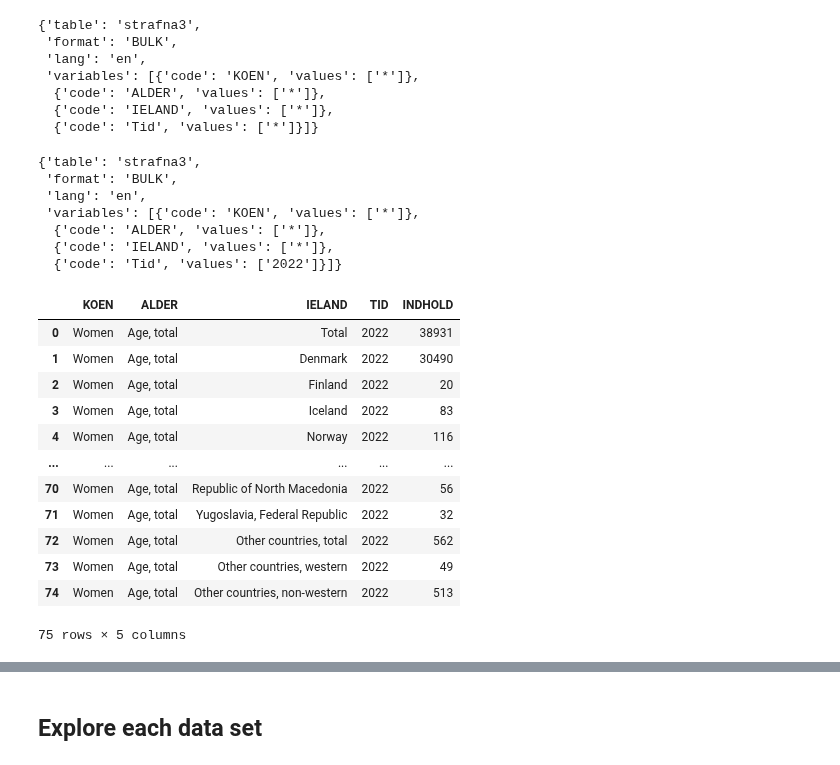
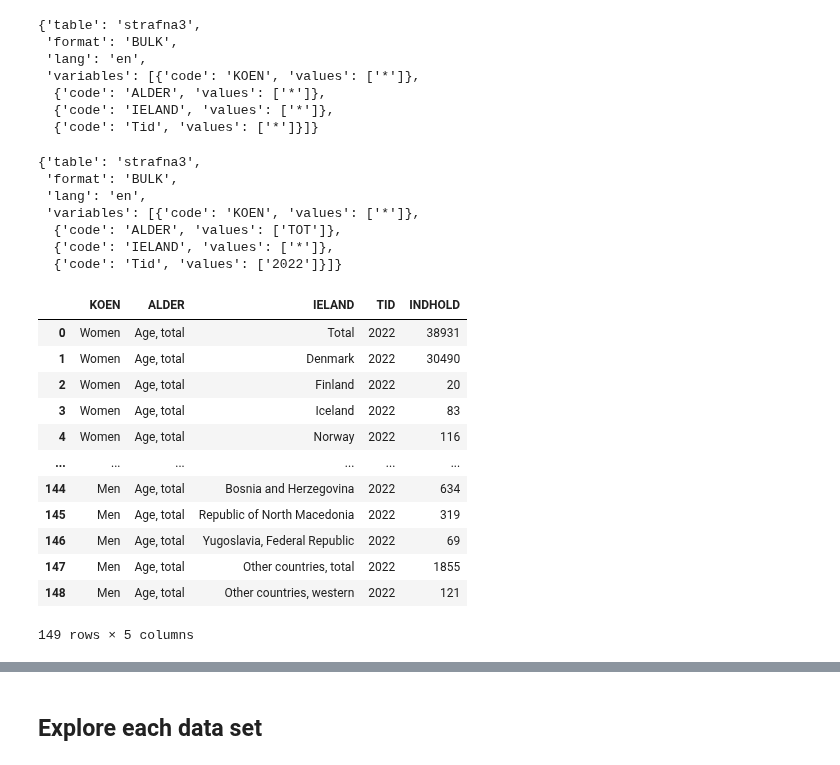
Before and after one commit to NumEconCopenhagen/projects-2024-malik-og-mads, a Jupyter notebook: dataproject/dataproject.ipynb, the cells around one changed output, grey strips where cells are left out. Saved outputs shown, nothing was run; the diff lists cells and outputs as text; code cells hidden in the pictures.

```diff
--- a/dataproject/dataproject.ipynb
+++ b/dataproject/dataproject.ipynb
@@ -59,6 +62,7 @@ params
   {'code': 'Tid', 'values': ['*']}]}
 # %%
 variables = params['variables'] # Returns a view, that we can edit
+variables[1]['values'] = ['TOT']
 variables[3]['values'] = ['2022']
 params
 # %% [output]
@@ -66,23 +70,23 @@ params
  'format': 'BULK',
  'lang': 'en',
  'variables': [{'code': 'KOEN', 'values': ['*']},
-  {'code': 'ALDER', 'values': ['*']},
+  {'code': 'ALDER', 'values': ['TOT']},
   {'code': 'IELAND', 'values': ['*']},
   {'code': 'Tid', 'values': ['2022']}]}
 # %%
 inc_api = ind.get_data(params=params)
-inc_api.head(75)
+inc_api.head(149)
 # %% [output]
 |  | KOEN | ALDER | IELAND | TID | INDHOLD |
 | 0 | Women | Age, total | Total | 2022 | 38931 |
 | 1 | Women | Age, total | Denmark | 2022 | 30490 |
 | 2 | Women | Age, total | Finland | 2022 | 20 |
 | 3 | Women | Age, total | Iceland | 2022 | 83 |
 | 4 | Women | Age, total | Norway | 2022 | 116 |
 | ... | ... | ... | ... | ... | ... |
-| 70 | Women | Age, total | Republic of North Macedonia | 2022 | 56 |
-| 71 | Women | Age, total | Yugoslavia, Federal Republic | 2022 | 32 |
-| 72 | Women | Age, total | Other countries, total | 2022 | 562 |
-| 73 | Women | Age, total | Other countries, western | 2022 | 49 |
-| 74 | Women | Age, total | Other countries, non-western | 2022 | 513 |
+| 144 | Men | Age, total | Bosnia and Herzegovina | 2022 | 634 |
+| 145 | Men | Age, total | Republic of North Macedonia | 2022 | 319 |
+| 146 | Men | Age, total | Yugoslavia, Federal Republic | 2022 | 69 |
+| 147 | Men | Age, total | Other countries, total | 2022 | 1855 |
+| 148 | Men | Age, total | Other countries, western | 2022 | 121 |
-75 rows × 5 columns
+149 rows × 5 columns
```
Also changed, not shown: parts of 3 cells of this notebook.
